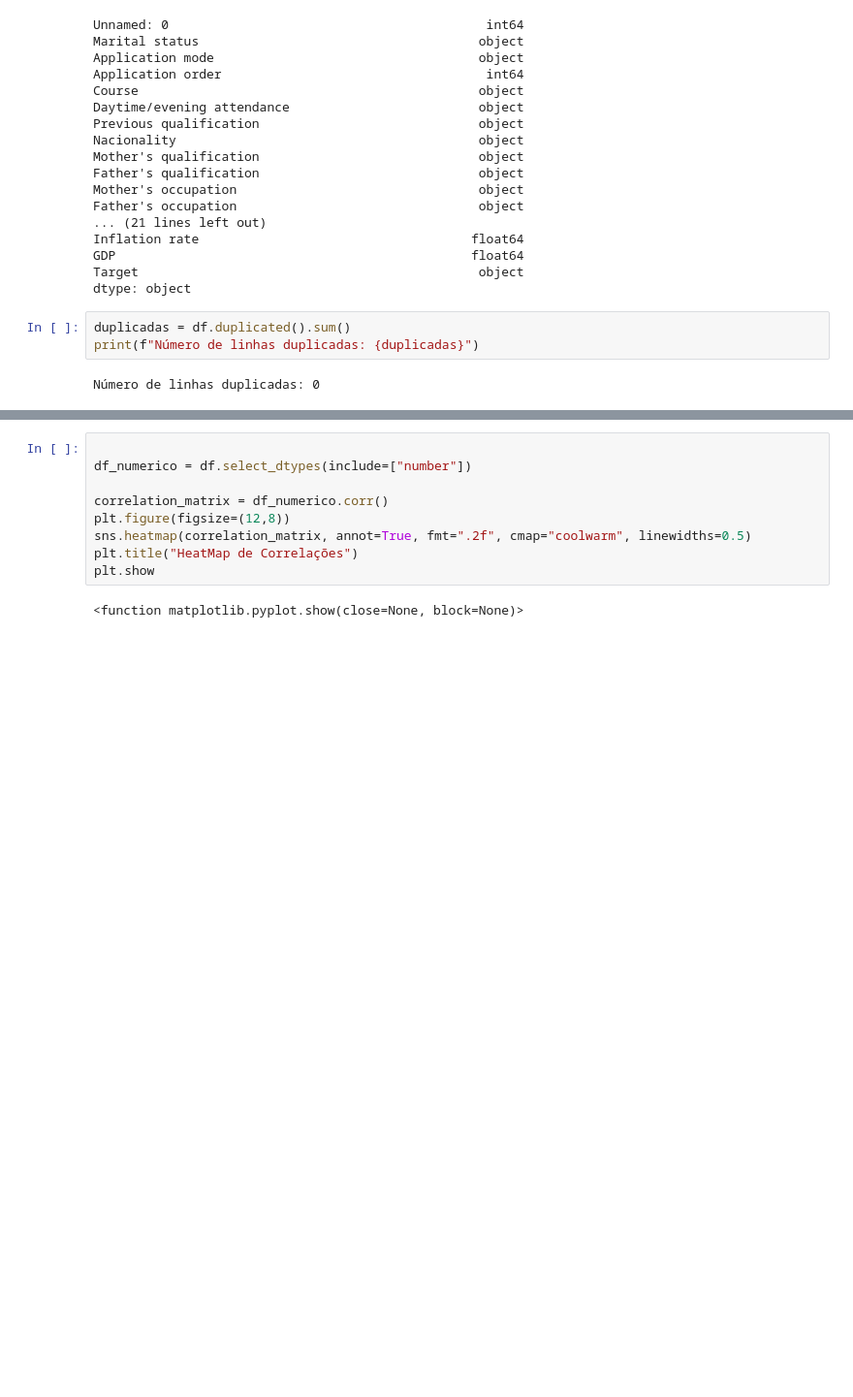
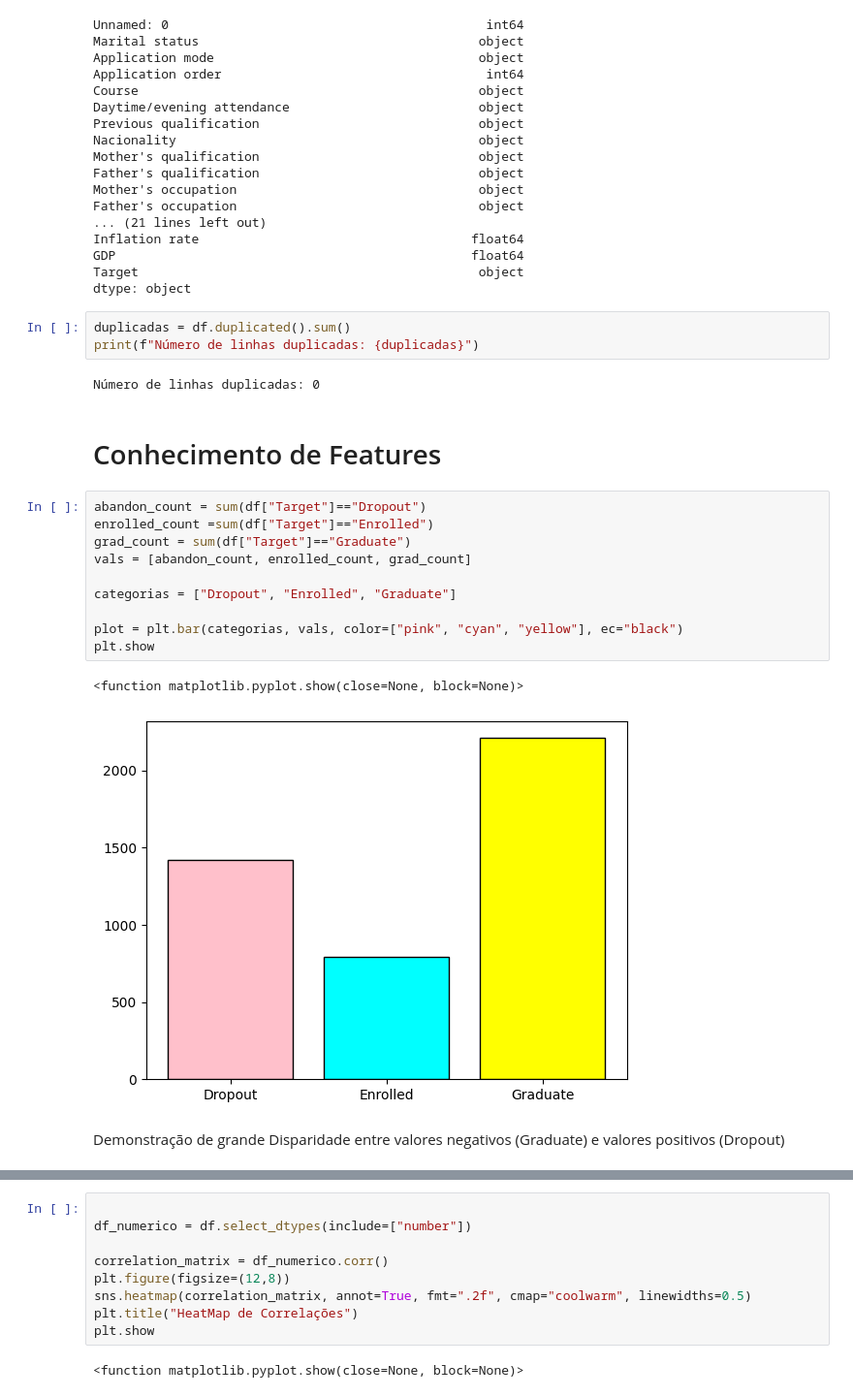
Before and after one commit to eduardosampaiopr/AbandonLess, a Jupyter notebook: EDA/EDA.ipynb, the cells around one changed output, grey strips where cells are left out. Shown at 97% size. Drawn from its saved outputs; the diff is of its cells as text; blank space fills up the shorter version.

```diff
--- a/EDA/EDA.ipynb
+++ b/EDA/EDA.ipynb
@@ -35,4 +35,21 @@ duplicadas = df.duplicated().sum()
 print(f"Número de linhas duplicadas: {duplicadas}")
 # %% [output]
 Número de linhas duplicadas: 0
+# %% [markdown]
+# Conhecimento de Features
+# %%
+abandon_count = sum(df["Target"]=="Dropout")
+enrolled_count =sum(df["Target"]=="Enrolled")
+grad_count = sum(df["Target"]=="Graduate")
+vals = [abandon_count, enrolled_count, grad_count]
+
+categorias = ["Dropout", "Enrolled", "Graduate"]
+
+plot = plt.bar(categorias, vals, color=["pink", "cyan", "yellow"], ec="black")
+plt.show
+# %% [output]
+<function matplotlib.pyplot.show(close=None, block=None)>
+[figure, added]
+# %% [markdown]
+Demonstração de grande Disparidade entre valores negativos (Graduate) e valores positivos (Dropout)
 # %%
```
Also changed, not shown: parts of 2 cells of this notebook.
